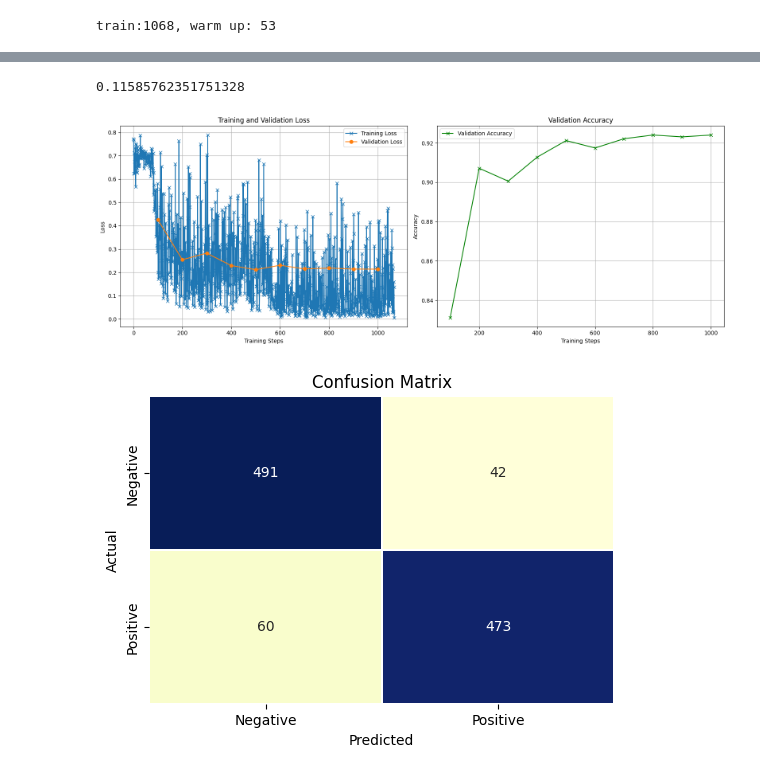
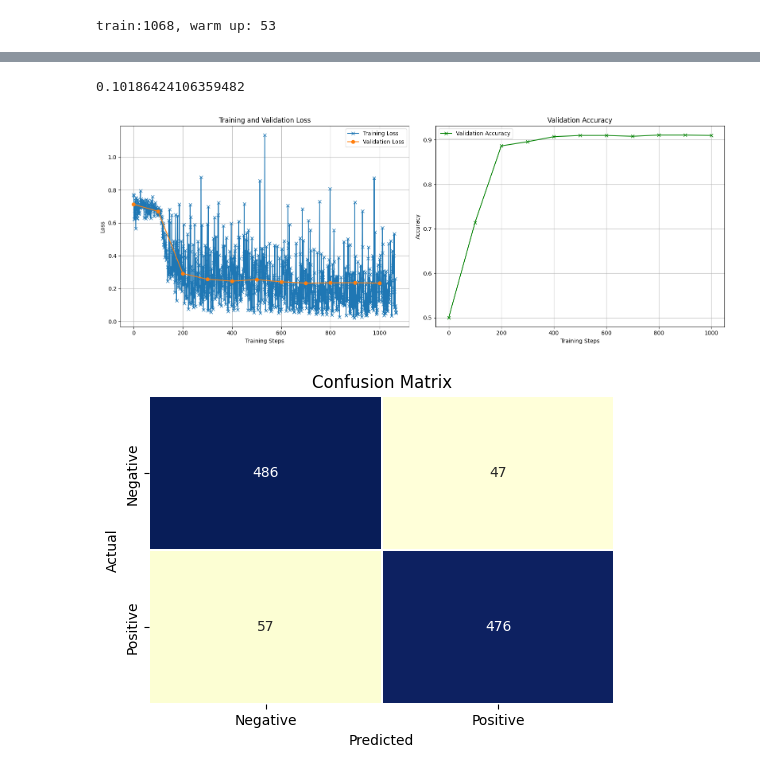
Before and after one commit to Anou-shka/SC4002_NLP, a Jupyter notebook: BERT/train_bert.ipynb, the cells around one changed output, grey strips where cells are left out. Cells and saved outputs as stored; diff of their text form; code cells hidden in the pictures.

```diff
--- a/BERT/train_bert.ipynb
+++ b/BERT/train_bert.ipynb
@@ -166,11 +166,10 @@ val_steps = 100 # compute validation error every n step
 num_train_epochs = 2
 
 batch_size = 16
-lr = 1e-5
-weight_decay = 1e-6
+lr = 5e-6
+weight_decay = 1e-7
 
 warmup_ratio=0.05
-max_grad_norm = 1
 # %%
 # create dataset and data loader
 
@@ -298,8 +297,8 @@ val_losses = []
 for epoch in range(num_train_epochs):
 
     # train loop
-    cls_model.train()
     for data in train_loader:
+        cls_model.train()
         input_ids = data["input_ids"].to(device)
         attention_mask = data["attention_mask"].to(device)
         label = data["label"].view(-1, 1).float().to(device)
@@ -324,7 +323,7 @@ for epoch in range(num_train_epochs):
 
         train_losses.append(vis_loss)
 
-        if (step + 1) % val_steps == 0:
+        if (step + 1) % val_steps == 0 or step == 0:
             # compute validation every "val_steps"
 
             cls_model.eval()
@@ -373,37 +372,37 @@ test_word = "It is the law of Inverse Relevance: the less you intend to do about
 toks = tokenizer(test_word, return_tensors="pt")
 F.sigmoid(cls_model.forward(toks["input_ids"].to(device), toks["attention_mask"].to(device))).detach().cpu().item()
 # %% [output]
-0.11585762351751328
+0.10186424106359482
 # %%
 # visualization 1: train / val curve
 
-val_steps = [(i + 1) * val_steps for i in range(len(val_losses))]
+val_steps = [i * val_steps for i in range(len(val_losses))]
 
 
 fig, (ax1, ax2) = plt.subplots(1, 2, figsize=(16, 6))
 
 # loss
 ax1.plot(train_losses, label='Training Loss', marker='x')
 ax1.plot(val_steps, val_losses, label='Validation Loss', marker='o')
 ax1.set_title('Training and Validation Loss')
 ax1.set_xlabel('Training Steps')
 ax1.set_ylabel('Loss')
 ax1.grid(True)
 ax1.legend()
 
 # acc
 ax2.plot(val_steps, val_accs, label='Validation Accuracy', color='green', marker='x')
 ax2.set_title('Validation Accuracy')
 ax2.set_xlabel('Training Steps')
 ax2.set_ylabel('Accuracy')
 ax2.grid(True)
 ax2.legend()
 
 
 plt.tight_layout()
 plt.show()
 # %% [output]
-[figure, old version]
+[figure, new version]
 # %%
 # compute predictions and labels for confusion matrix computing
 def compute_pedictions_and_labels(
```
Also changed, not shown: parts of 5 cells of this notebook, 1 other file.
